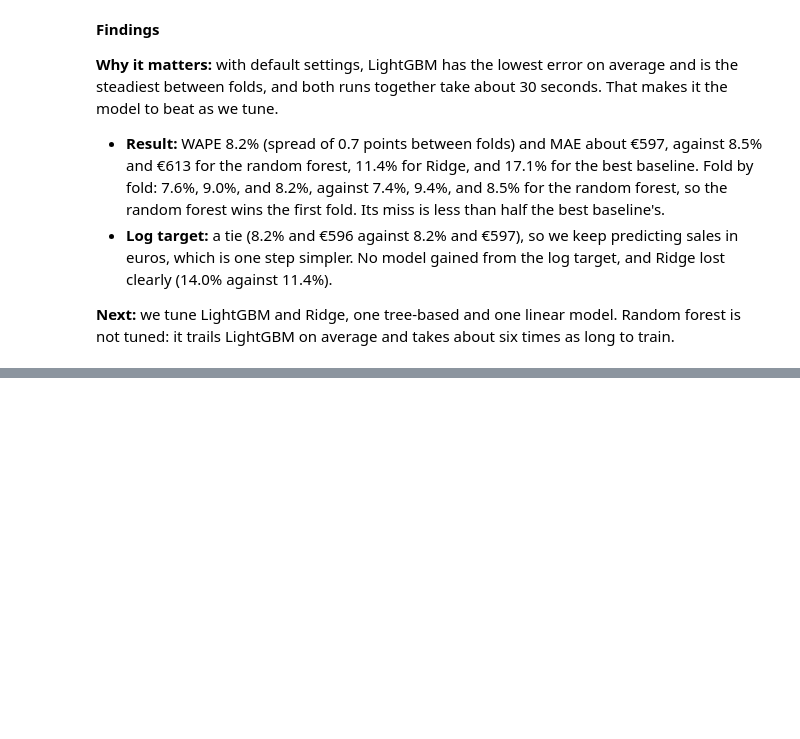
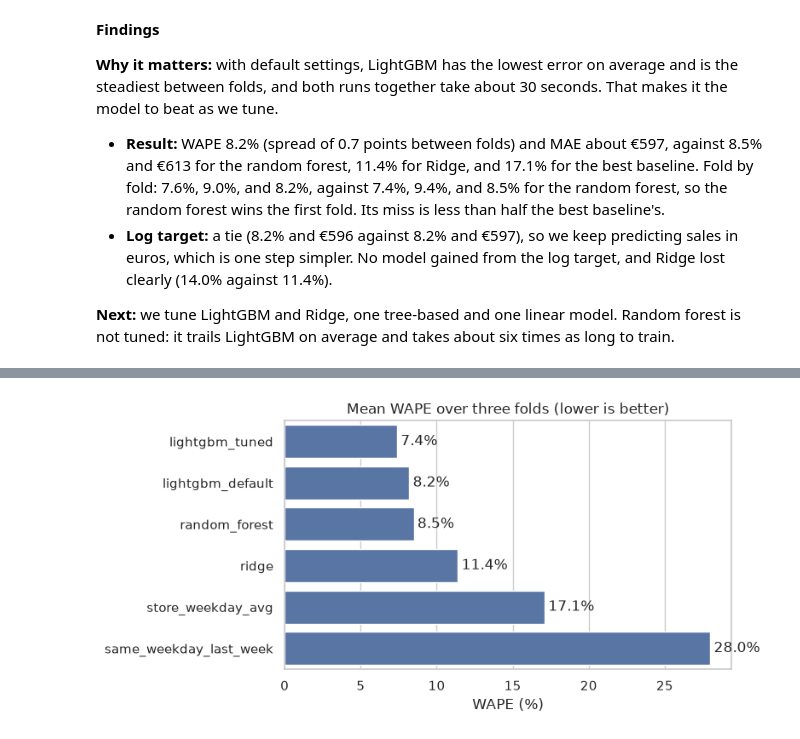
Before and after one commit to rimvelvet31/rossmann-retail-demand-forecasting, a Jupyter notebook: notebooks/notebook.ipynb, the cells around one changed output, grey strips where cells are left out. Cells and saved outputs as stored; diff of their text form; code cells hidden in the pictures; blank space fills up the shorter version.

Commit message:
feat: add tuning, model selection, final holdout, and forecast table to notebook

```diff
--- a/notebooks/notebook.ipynb
+++ b/notebooks/notebook.ipynb
@@ -2641,0 +2802,16 @@ summarize_scores(pd.concat([baseline_scores, ridge_scores, rf_scores, lgbm_score
+# %%
+# Optuna trial 8
+LGBM_PARAMS = {
+    "num_leaves": 233,
+    "min_child_samples": 51,
+    "colsample_bytree": 0.785,
+    "n_estimators": 357
+}
+
+lgbm_final_scores = backtest(lgbm_df, folds, "lightgbm_tuned", partial(LGBMRegressor, **lgbm_fixed, **LGBM_PARAMS),
+                             FEATURES, "sales", "date")
+
+all_scores = pd.concat([baseline_scores, ridge_scores, rf_scores, lgbm_scores, lgbm_final_scores], ignore_index=True)
+all_scores = all_scores[~all_scores["model"].str.endswith("_log")].replace({"model": {"lightgbm": "lightgbm_default"}})
+selection = summarize_scores(all_scores)
+selection
@@ -2641,0 +2827,11 @@ summarize_scores(pd.concat([baseline_scores, ridge_scores, rf_scores, lgbm_score
+# %%
+fig, ax = plt.subplots(figsize=(8, 4))
+sns.barplot(x=selection["wape"] * 100, y=selection.index, ax=ax)
+ax.bar_label(ax.containers[0], fmt="%.1f%%", padding=3)
+ax.set_title("Mean WAPE over three folds (lower is better)")
+ax.set_xlabel("WAPE (%)")
+ax.set_ylabel("")
+plt.tight_layout()
+plt.show()
+# %% [output]
+[figure, added]
```
Also changed, not shown: parts of 32 cells of this notebook.
